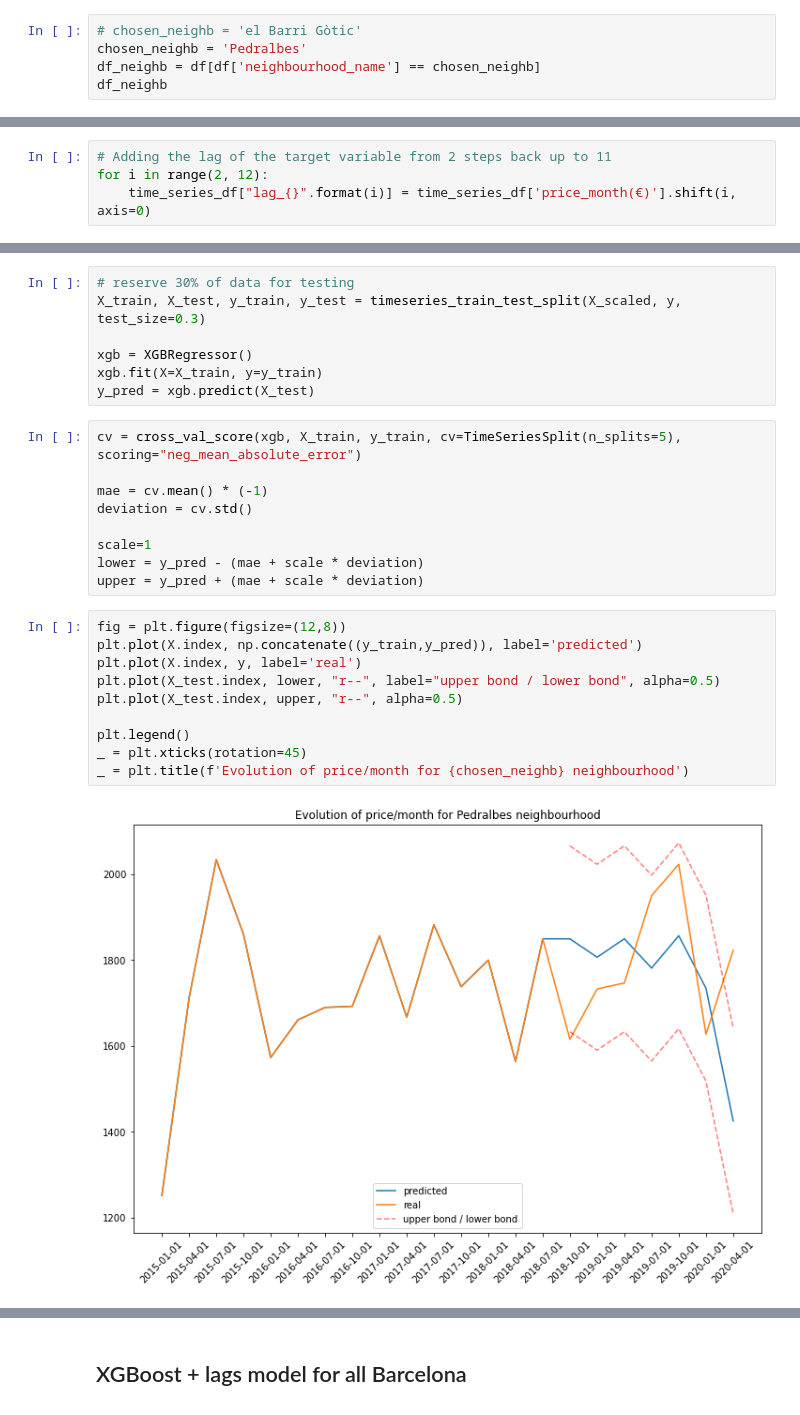
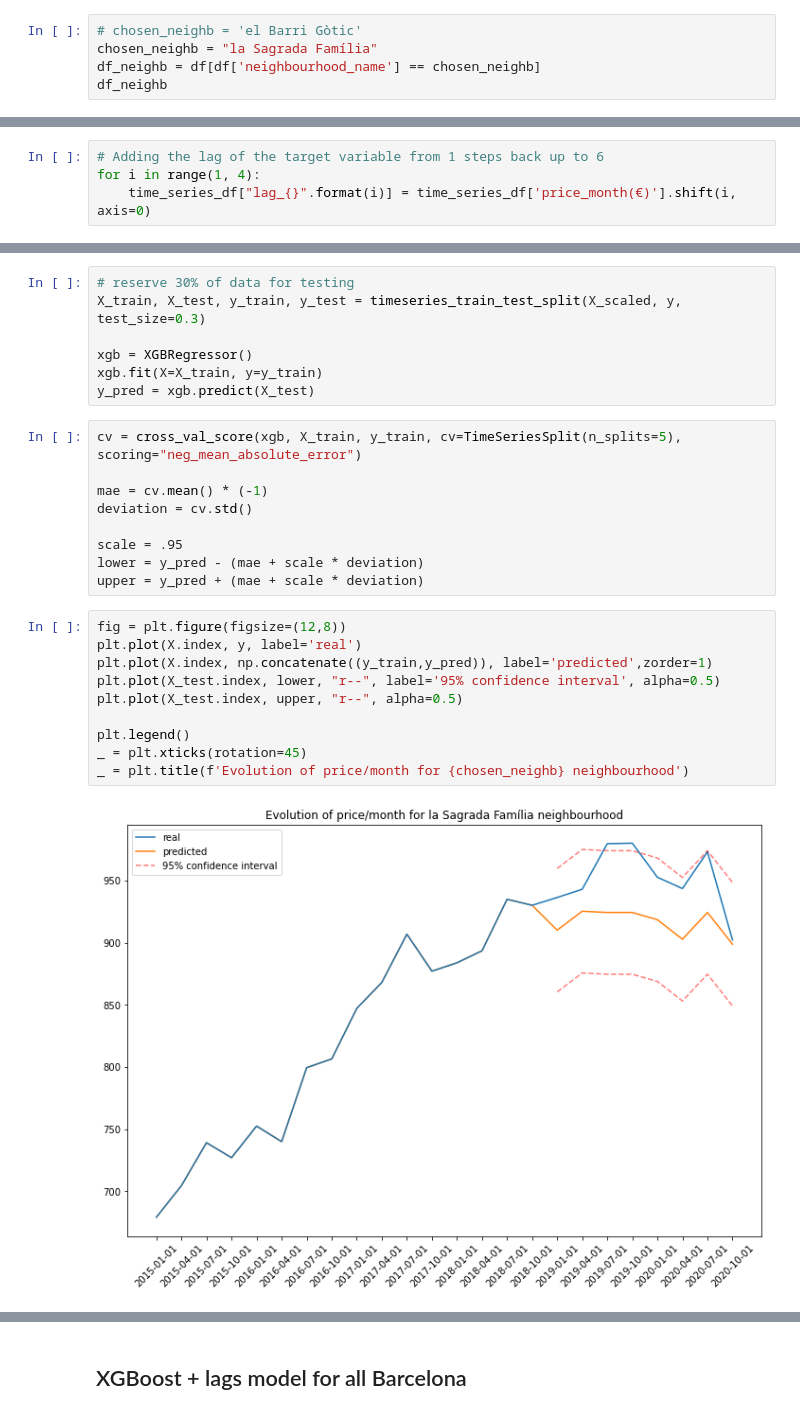
Before and after one commit to AntoniaVillarino/renting_airbnb_barcelona, a Jupyter notebook: XGBoost_model.ipynb, the cells around one changed output, grey strips where cells are left out. Drawn from its saved outputs; the diff is of its cells as text.

```diff
--- a/XGBoost_model.ipynb
+++ b/XGBoost_model.ipynb
@@ -110,7 +110,7 @@ neighbourhoods
  'les Tres Torres']
 # %%
 # chosen_neighb = 'el Barri Gòtic'
-chosen_neighb = 'Pedralbes'
+chosen_neighb = "la Sagrada Família"
 df_neighb = df[df['neighbourhood_name'] == chosen_neighb]
 df_neighb
 # %% [output]
@@ -154,6 +156,6 @@ _ = plt.title(f'Evolution of price/month in {chosen_neighb}')
 # %%
-# Adding the lag of the target variable from 2 steps back up to 11
-for i in range(2, 12):
+# Adding the lag of the target variable from 1 steps back up to 6
+for i in range(1, 4):
     time_series_df["lag_{}".format(i)] = time_series_df['price_month(€)'].shift(i, axis=0)
 # %%
 time_series_df
@@ -285,21 +309,21 @@ cv = cross_val_score(xgb, X_train, y_train, cv=TimeSeriesSplit(n_splits=5), scor
 mae = cv.mean() * (-1)
 deviation = cv.std()
 
-scale=1
+scale = .95
 lower = y_pred - (mae + scale * deviation)
 upper = y_pred + (mae + scale * deviation)
 # %%
 fig = plt.figure(figsize=(12,8))
-plt.plot(X.index, np.concatenate((y_train,y_pred)), label='predicted')
 plt.plot(X.index, y, label='real')
-plt.plot(X_test.index, lower, "r--", label="upper bond / lower bond", alpha=0.5)
+plt.plot(X.index, np.concatenate((y_train,y_pred)), label='predicted',zorder=1)
+plt.plot(X_test.index, lower, "r--", label='95% confidence interval', alpha=0.5)
 plt.plot(X_test.index, upper, "r--", alpha=0.5)
 
 plt.legend()
 _ = plt.xticks(rotation=45)
 _ = plt.title(f'Evolution of price/month for {chosen_neighb} neighbourhood')
 # %% [output]
-[figure, old version]
+[figure, new version]
 # %%
 coefficients = pd.Series({k: v for k, v in zip(X.columns, xgb.feature_importances_)}).sort_values()
 
```
Also changed, not shown: parts of 20 cells of this notebook, 1 other file.
